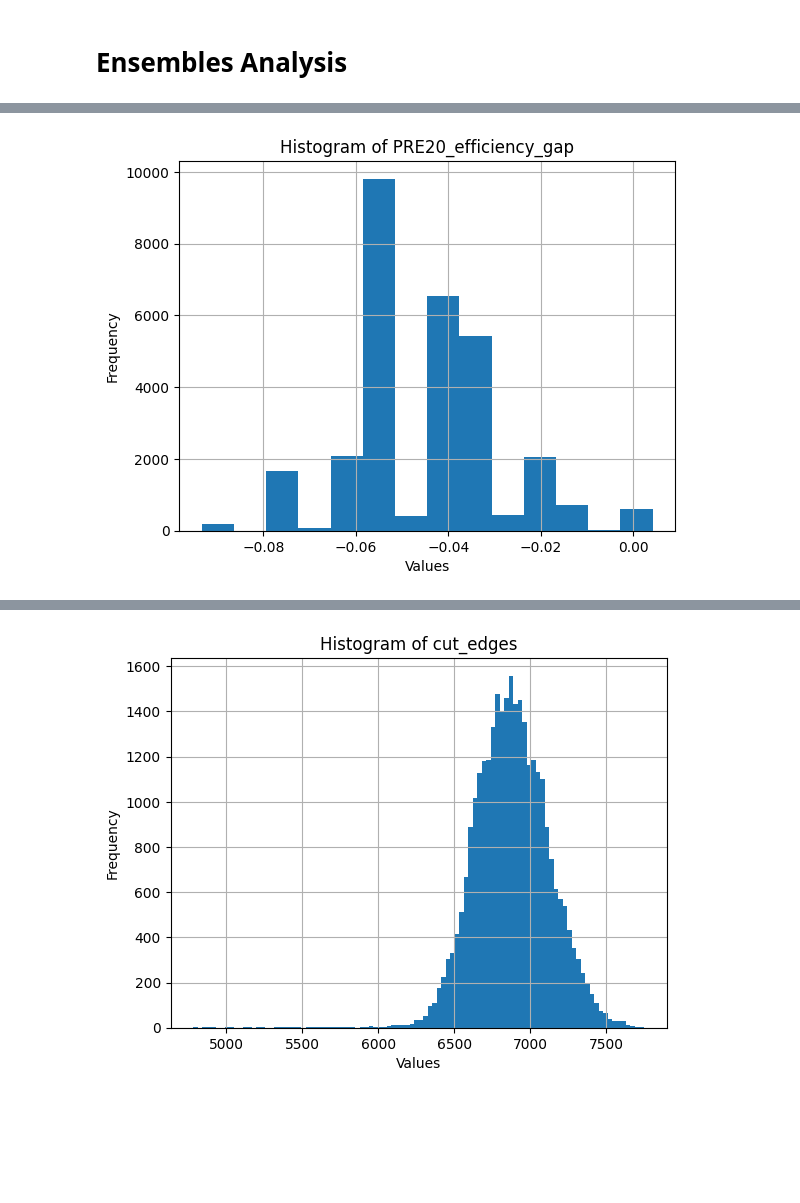
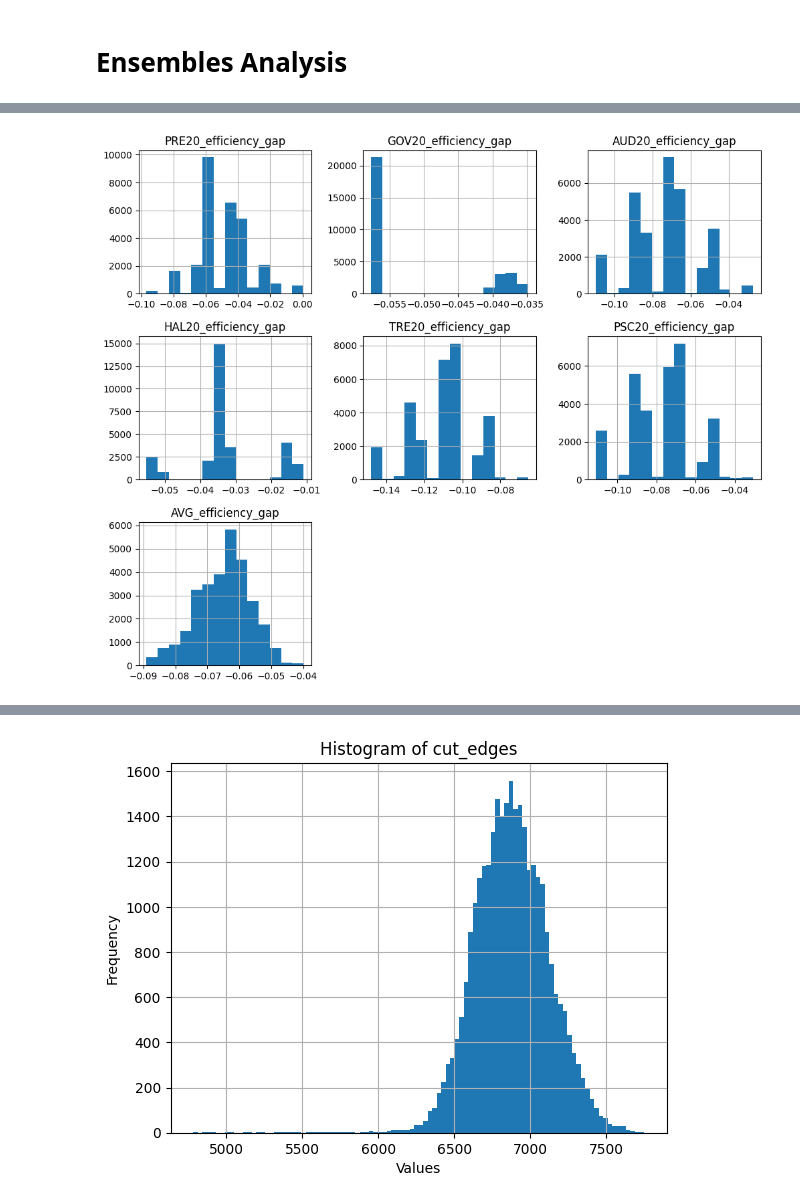
Before and after one commit to PedroPinheiro62/North-Dakota-Redistricting-Analysis, a Jupyter notebook: Ensembles Analysis.ipynb, the cells around one changed output, grey strips where cells are left out. Saved outputs shown, nothing was run; the diff lists cells and outputs as text; code cells hidden in the pictures; blank space fills up the shorter version.

```diff
--- a/Ensembles Analysis.ipynb
+++ b/Ensembles Analysis.ipynb
@@ -28,0 +42,4 @@ plt.show()
+# %%
+agg_eg = df[["PRE20_efficiency_gap", "GOV20_efficiency_gap", "AUD20_efficiency_gap", "HAL20_efficiency_gap", "TRE20_efficiency_gap", "PSC20_efficiency_gap"]]
+agg_eg['AVG_efficiency_gap'] = agg_eg.mean(axis=1)
+agg_eg
@@ -29,10 +65,10 @@ plt.show()
 # %%
-column_name = 'PRE20_efficiency_gap'
-df[column_name].hist(bins=14)
+agg_eg.hist(
+    bins=14, align='left', figsize=(12,10)
+)
 plt.xlabel('Values')
 plt.ylabel('Frequency')
-plt.title('Histogram of {}'.format(column_name))
 plt.grid(True)
 plt.show()
 # %% [output]
-[figure, old version]
+[figure, new version]
```
Also changed, not shown: parts of 9 cells of this notebook.
